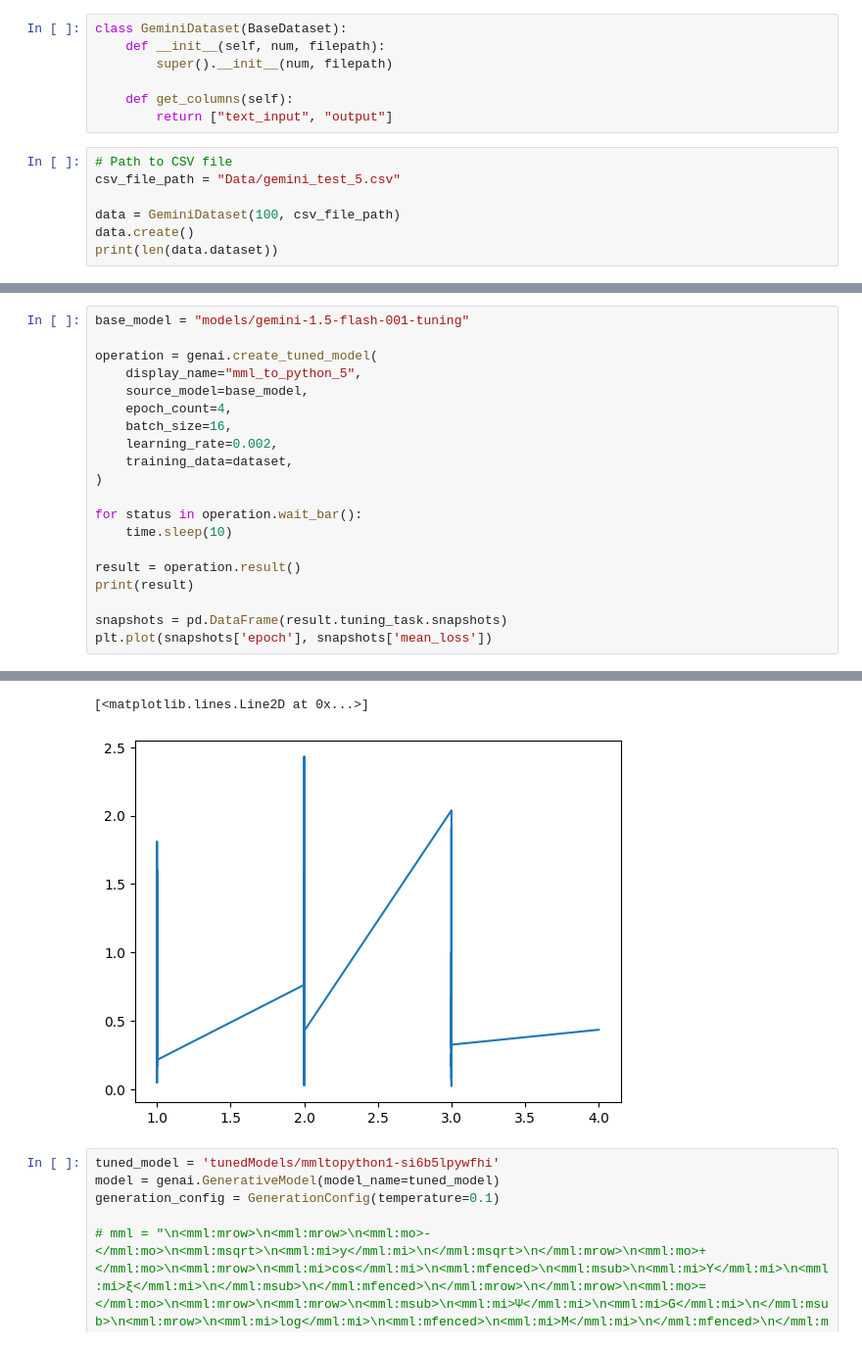
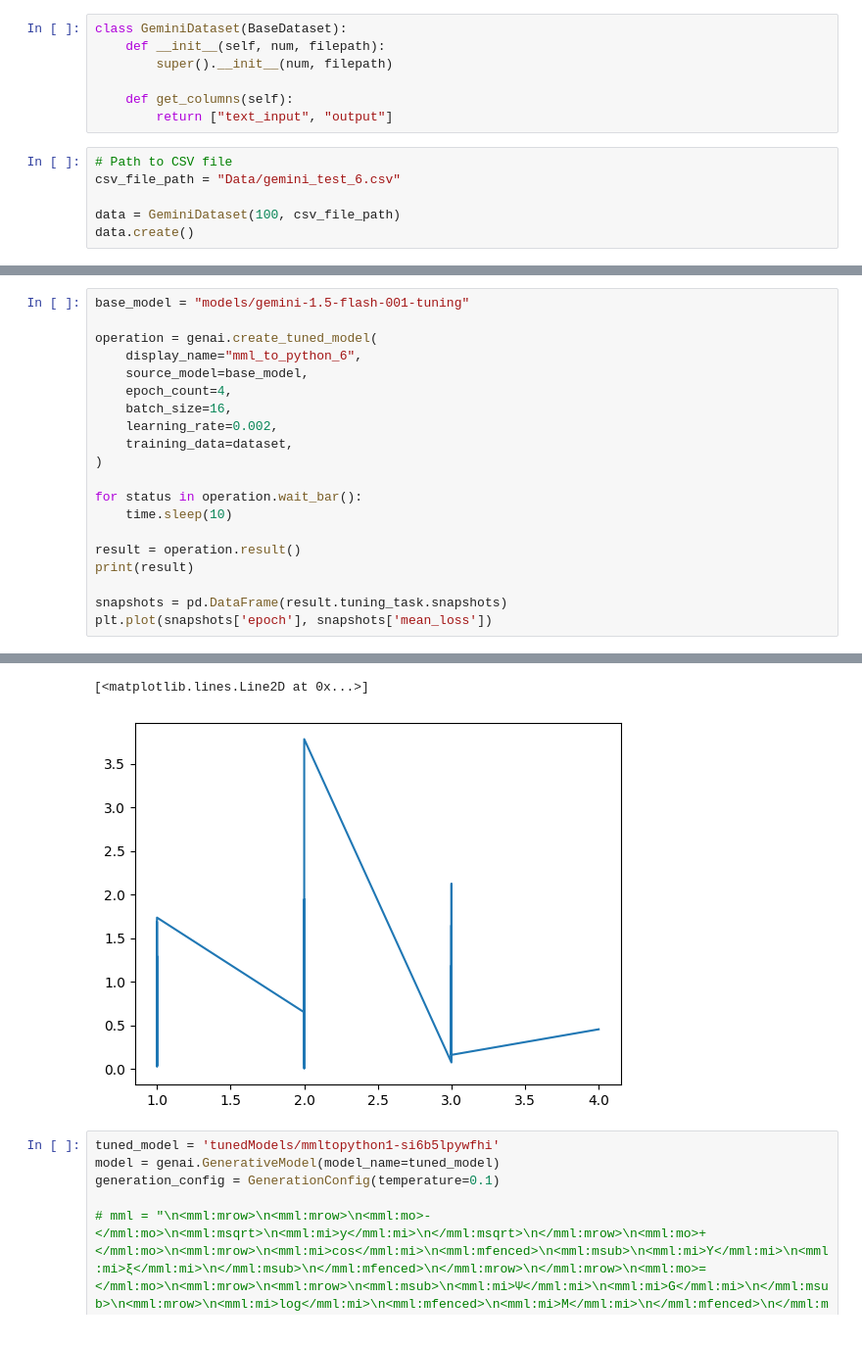
Before and after one commit to kyanjd/smart-scraper, a Jupyter notebook: fyp_work/paper_to_equation/Gemini/training_script.ipynb, the cells around one changed output, grey strips where cells are left out. Shown at 98% size. Saved outputs shown, nothing was run; the diff lists cells and outputs as text.

Commit message:
training 6 and improved data storage

```diff
--- a/fyp_work/paper_to_equation/Gemini/training_script.ipynb
+++ b/fyp_work/paper_to_equation/Gemini/training_script.ipynb
@@ -28,8 +28,7 @@ class GeminiDataset(BaseDataset):
         return ["text_input", "output"]
 # %%
 # Path to CSV file
-csv_file_path = "Data/gemini_test_5.csv"
+csv_file_path = "Data/gemini_test_6.csv"
 
 data = GeminiDataset(100, csv_file_path)
 data.create()
-print(len(data.dataset))
@@ -51,7 +49,7 @@ tunedModels/mmltopython4-f3fuppiemnq9
 base_model = "models/gemini-1.5-flash-001-tuning"
 
 operation = genai.create_tuned_model(
-    display_name="mml_to_python_5",
+    display_name="mml_to_python_6",
     source_model=base_model,
     epoch_count=4,
     batch_size=16,
@@ -84,10 +82,10 @@ TunedModel(name='tunedModels/mmltopython5-t7qh9rtx0wwt',
                                   snapshots=[...],
                                   hyperparameters=Hyperparameters(epoch_count=4,
                                                                   batch_size=16,
                                                                   learning_rate=0.002)),
            reader_project_numbers=None)
 [<matplotlib.lines.Line2D at 0x...>]
-[figure, old version]
+[figure, new version]
 # %%
 tuned_model = 'tunedModels/mmltopython1-si6b5lpywfhi'
 model = genai.GenerativeModel(model_name=tuned_model)
```
Also changed, not shown: parts of 5 cells of this notebook, 4 other files.
